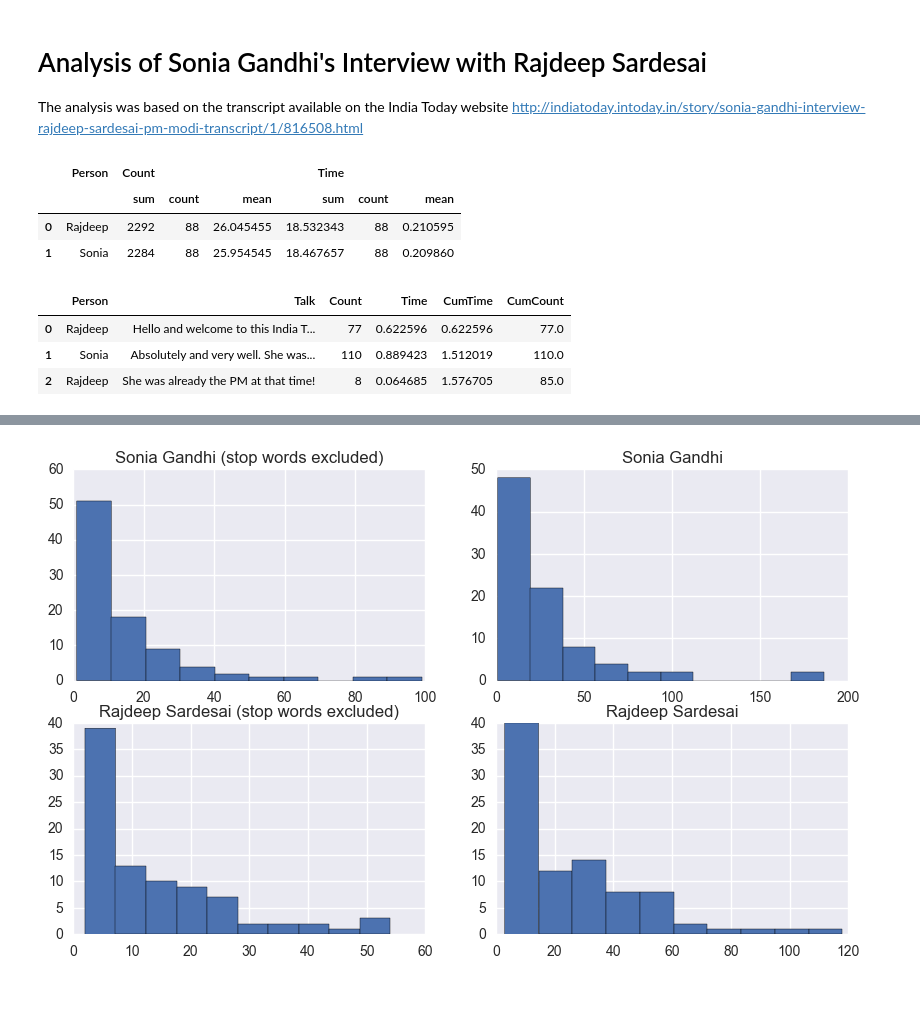
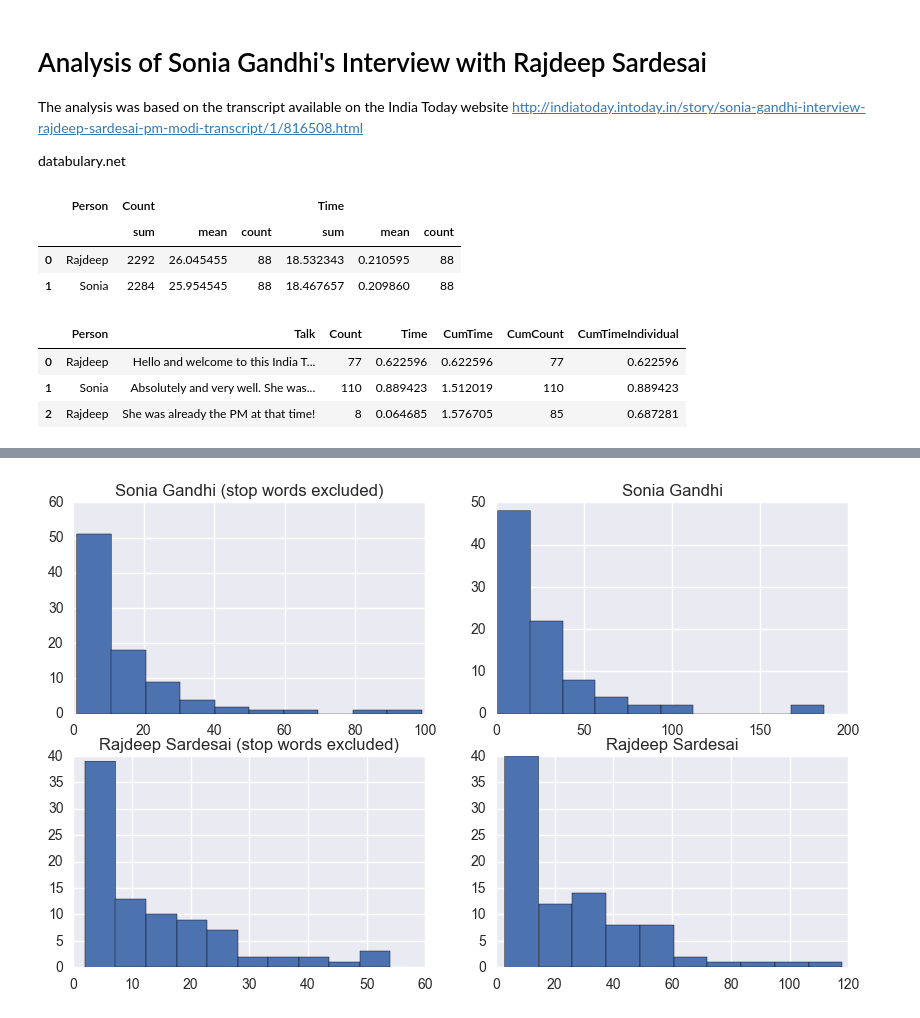
Before and after one commit to Preethikoneti/Interview, a Jupyter notebook: Interview_Sonia.ipynb, the cells around one changed output, grey strips where cells are left out. Saved outputs shown, nothing was run; the diff lists cells and outputs as text; code cells hidden in the pictures.

```diff
--- a/Interview_Sonia.ipynb
+++ b/Interview_Sonia.ipynb
@@ -2,6 +2,8 @@
 # Analysis of Sonia Gandhi's Interview with Rajdeep Sardesai
 The analysis was based on the transcript available on the India Today website
 http://indiatoday.intoday.in/story/sonia-gandhi-interview-rajdeep-sardesai-pm-modi-transcript/1/816508.html
+
+databulary.net
 # %%
 import re
 import pandas as pd
@@ -9,36 +11,33 @@ import numpy as np
 
 #Open and read file , read as 'person : Talk '
 f = open('/Users/yashodhanjoglekar/Documents/Sonia_interview', 'r')
-strings = re.findall('(\w+)\:(.*)', f.read())
-f.close()
+strings = re.findall('(\w+)\:(.*)', f.read()) #RegEx
+f.close() #Close file
 
 #Convert to a dataframe and name columns, Count words used , Calculate time / Answer
 Interview = pd.DataFrame(strings,columns =['Person','Talk'])
 Interview['Count']= Interview['Talk'].apply(lambda x: len(x.split()))
 Interview_duration = 37 #In minutes
-Interview['Time']= Interview['Count'].apply(lambda x: x*(Interview_duration/Interview['Count'].sum()))
+Interview['Time'] = (Interview['Count']*Interview_duration)/Interview['Count'].sum()
 
 # Check number  of people in the file and get word count
 Interview.groupby('Person')['Count','Time'].agg({'count','sum','mean'}).reset_index()
 # %% [output]
 |  | Person | Count |  |  | Time |  |  |
-|  |  | sum | count | mean | sum | count | mean |
-| 0 | Rajdeep | 2292 | 88 | 26.045455 | 18.532343 | 88 | 0.210595 |
-| 1 | Sonia | 2284 | 88 | 25.954545 | 18.467657 | 88 | 0.209860 |
+|  |  | sum | mean | count | sum | mean | count |
+| 0 | Rajdeep | 2292 | 26.045455 | 88 | 18.532343 | 0.210595 | 88 |
+| 1 | Sonia | 2284 | 25.954545 | 88 | 18.467657 | 0.209860 | 88 |
 # %%
 #Total length of interview was 37 minutes
-#Calcuate Cumulative time and CCumulative word count
+#Calcuate Cumulative time and Cumulative word count
 Interview['Time']= Interview['Count'].apply(lambda x: x*(Interview_duration/Interview['Count'].sum()))
 Interview['CumTime'] = Interview.Time.cumsum()
-Interview['CumCount'] = Interview[Interview.Person == 'Sonia'].Count.cumsum()
-Interview['CumCount2'] = Interview[Interview.Person == 'Rajdeep'].Count.cumsum()
-Interview['CumCount'] = Interview['CumCount'].fillna(Interview['CumCount2'])
-del Interview['CumCount2']
-
+Interview['CumCount'] = Interview.groupby(['Person'])['Count'].apply(lambda x: x.cumsum())
+Interview['CumTimeIndividual'] = Interview.groupby(['Person'])['Time'].apply(lambda x: x.cumsum())
 Interview.head(3)
 # %% [output]
-|  | Person | Talk | Count | Time | CumTime | CumCount |
-| 0 | Rajdeep | Hello and welcome to this India T... | 77 | 0.622596 | 0.622596 | 77.0 |
-| 1 | Sonia | Absolutely and very well. She was... | 110 | 0.889423 | 1.512019 | 110.0 |
-| 2 | Rajdeep | She was already the PM at that time! | 8 | 0.064685 | 1.576705 | 85.0 |
+|  | Person | Talk | Count | Time | CumTime | CumCount | CumTimeIndividual |
+| 0 | Rajdeep | Hello and welcome to this India T... | 77 | 0.622596 | 0.622596 | 77 | 0.622596 |
+| 1 | Sonia | Absolutely and very well. She was... | 110 | 0.889423 | 1.512019 | 110 | 0.889423 |
+| 2 | Rajdeep | She was already the PM at that time! | 8 | 0.064685 | 1.576705 | 85 | 0.687281 |
 # %%
```
Also changed, not shown: parts of 15 cells of this notebook.
